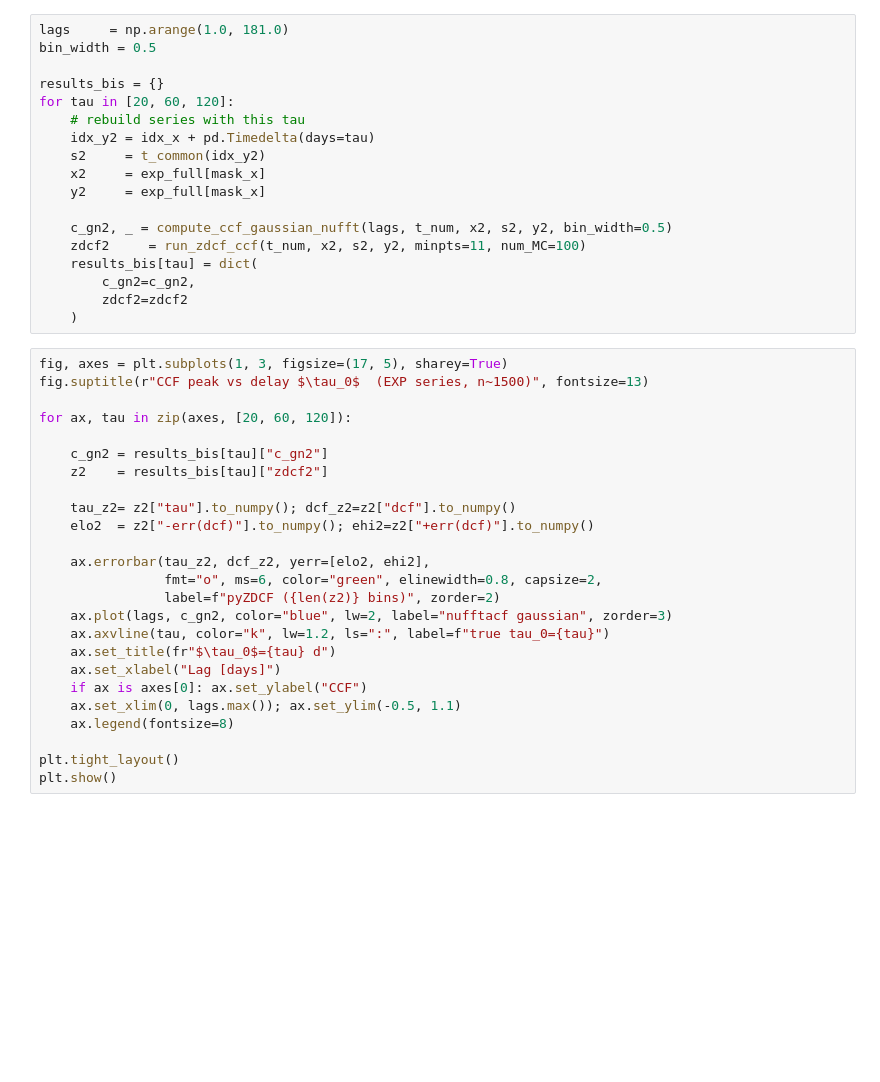
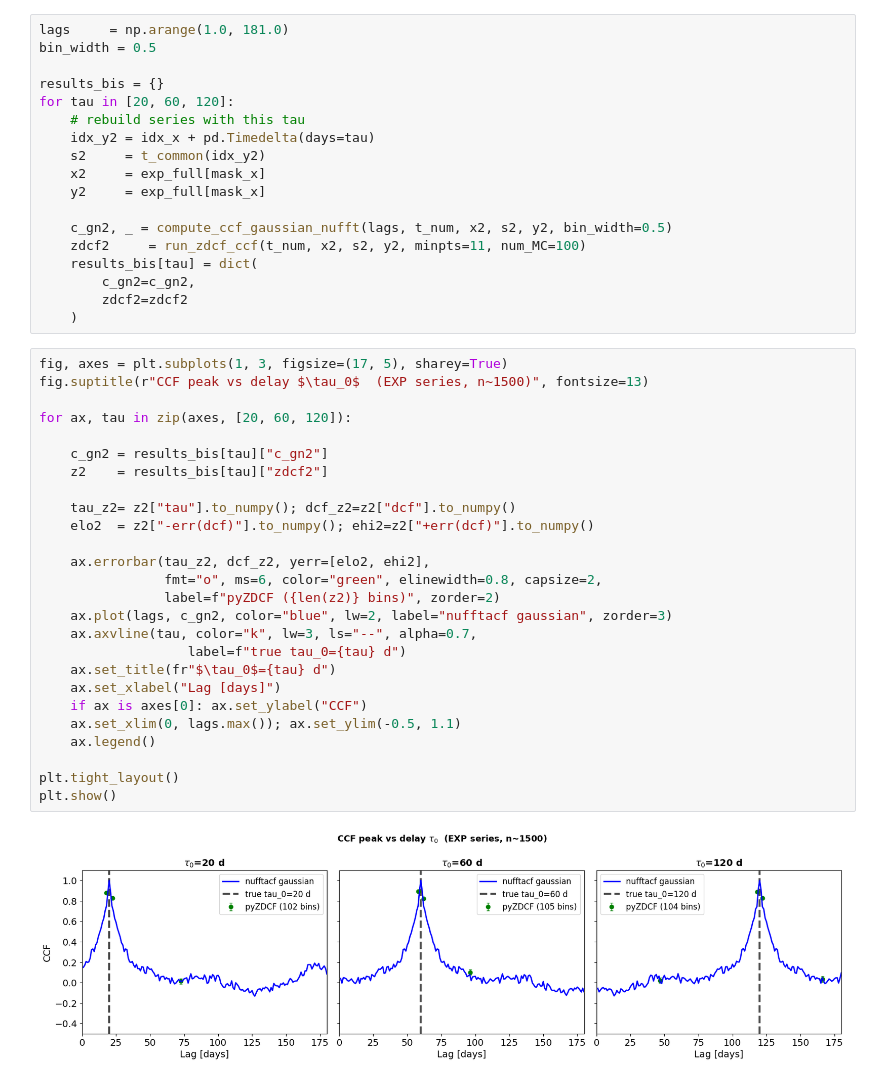
Before and after one commit to jecampagne/nufftacf, a Jupyter notebook: notebook/nufftacf_ccf_demo.ipynb, the cells around one changed output. Drawn from its saved outputs; the diff is of its cells as text; blank space fills up the shorter version.

```diff
--- a/notebook/nufftacf_ccf_demo.ipynb
+++ b/notebook/nufftacf_ccf_demo.ipynb
@@ -248,25 +275,28 @@ for tau in [20, 60, 120]:
 # %%
 fig, axes = plt.subplots(1, 3, figsize=(17, 5), sharey=True)
 fig.suptitle(r"CCF peak vs delay $\tau_0$  (EXP series, n~1500)", fontsize=13)
 
 for ax, tau in zip(axes, [20, 60, 120]):
 
     c_gn2 = results_bis[tau]["c_gn2"]
     z2    = results_bis[tau]["zdcf2"]
 
     tau_z2= z2["tau"].to_numpy(); dcf_z2=z2["dcf"].to_numpy()
     elo2  = z2["-err(dcf)"].to_numpy(); ehi2=z2["+err(dcf)"].to_numpy()
 
     ax.errorbar(tau_z2, dcf_z2, yerr=[elo2, ehi2],
                 fmt="o", ms=6, color="green", elinewidth=0.8, capsize=2,
                 label=f"pyZDCF ({len(z2)} bins)", zorder=2)
     ax.plot(lags, c_gn2, color="blue", lw=2, label="nufftacf gaussian", zorder=3)
-    ax.axvline(tau, color="k", lw=1.2, ls=":", label=f"true tau_0={tau}")
+    ax.axvline(tau, color="k", lw=3, ls="--", alpha=0.7,
+                   label=f"true tau_0={tau} d")
     ax.set_title(fr"$\tau_0$={tau} d")
     ax.set_xlabel("Lag [days]")
     if ax is axes[0]: ax.set_ylabel("CCF")
     ax.set_xlim(0, lags.max()); ax.set_ylim(-0.5, 1.1)
-    ax.legend(fontsize=8)
+    ax.legend()
 
 plt.tight_layout()
 plt.show()
+# %% [output]
+[figure, added]
```
Also changed, not shown: parts of 6 cells of this notebook.
